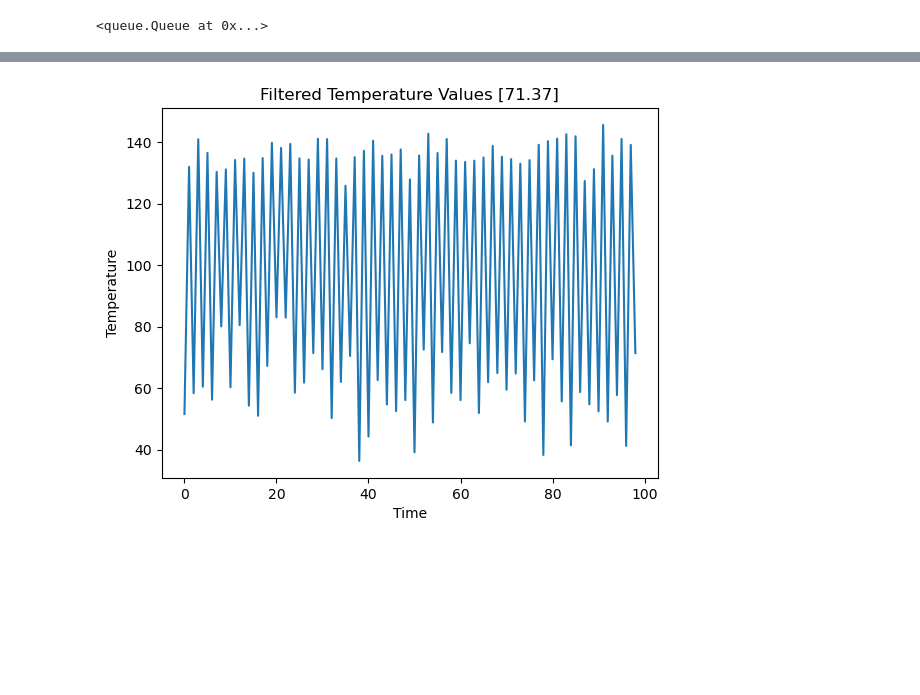
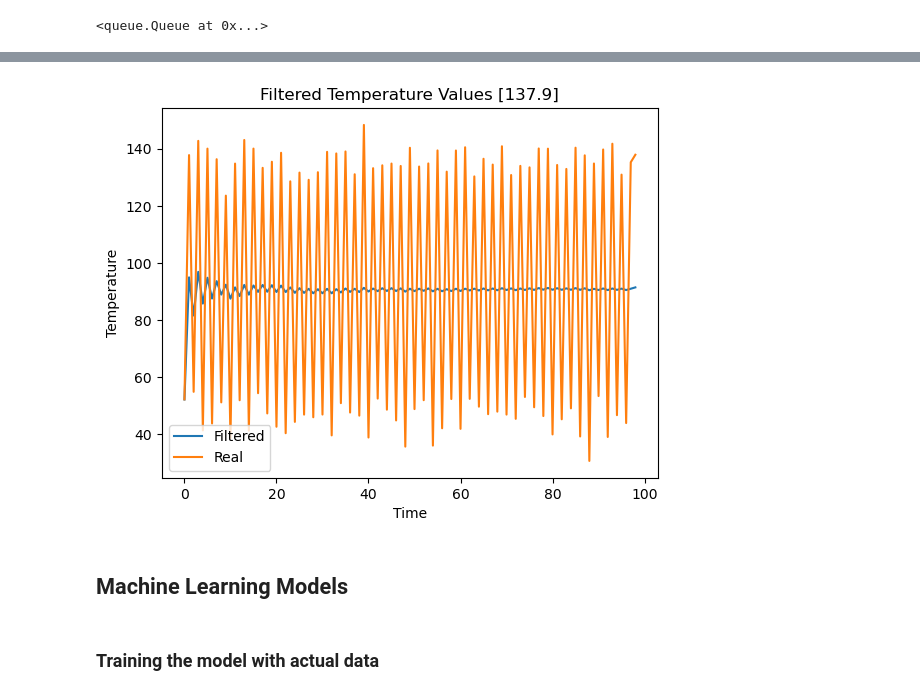
Before and after one commit to kolithawarnakulasooriya/AI-driven-cyber-physical-system, a Jupyter notebook: notebooks/FalseDataInjection.ipynb, the cells around one changed output, grey strips where cells are left out. Cells and saved outputs as stored; diff of their text form; code cells hidden in the pictures; blank space fills up the shorter version.

```diff
--- a/notebooks/FalseDataInjection.ipynb
+++ b/notebooks/FalseDataInjection.ipynb
@@ -143,10 +151,16 @@ df.head()
 kf = KalmanFilter1D(dt=0.1, X0=0.0, Q0=1e-10, R0=1e-3)
 sniffer_filtered_values = kf.filter(sniffed_temperature_values)
 # %%
-plt.plot(sniffed_temperature_values)
+plt.plot(sniffer_filtered_values, label='Filtered')
+plt.plot(sniffed_temperature_values, label='Real')
 plt.xlabel('Time')
 plt.ylabel('Temperature')
 plt.title(f'Filtered Temperature Values [{round(sniffed_temperature_values[-1], 2)}]')
+plt.legend()
 plt.show()
 # %% [output]
-[figure, old version]
+[figure, new version]
+# %% [markdown]
+## Machine Learning Models
+# %% [markdown]
+### Training the model with actual data
```
Also changed, not shown: parts of 26 cells of this notebook, 4 other files.
